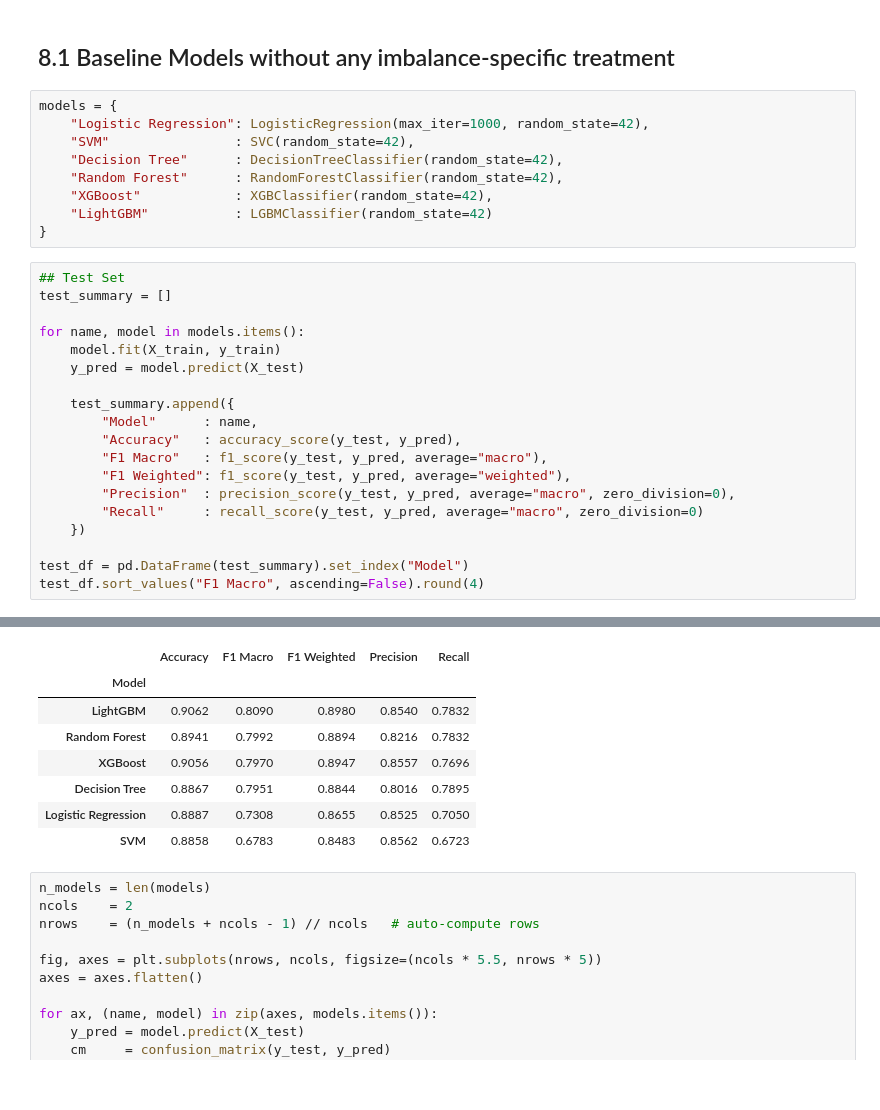
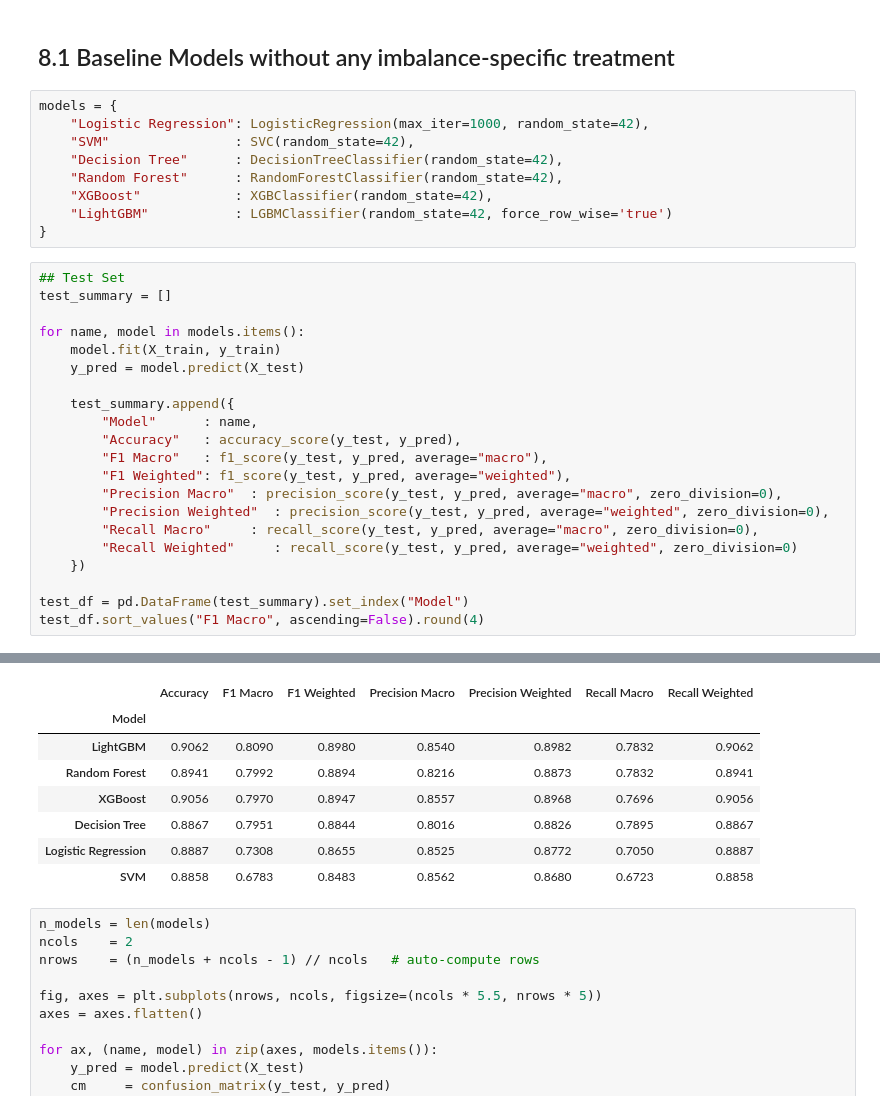
Before and after one commit to chaw-ai-tech/disaster-type-prediction, a Jupyter notebook: notebooks/03_baseline_model.ipynb, the cells around one changed output, grey strips where cells are left out. Cells and saved outputs as stored; diff of their text form.

Commit message:
fix: update LightGBM model parameters and add baseline results CSV

```diff
--- a/notebooks/03_baseline_model.ipynb
+++ b/notebooks/03_baseline_model.ipynb
@@ -162,7 +162,7 @@ models = {
     "Decision Tree"      : DecisionTreeClassifier(random_state=42),
     "Random Forest"      : RandomForestClassifier(random_state=42),
     "XGBoost"            : XGBClassifier(random_state=42),
-    "LightGBM"           : LGBMClassifier(random_state=42)
+    "LightGBM"           : LGBMClassifier(random_state=42, force_row_wise='true')
 }
 # %%
 ## Test Set
@@ -177,8 +177,10 @@ for name, model in models.items():
         "Accuracy"   : accuracy_score(y_test, y_pred),
         "F1 Macro"   : f1_score(y_test, y_pred, average="macro"),
         "F1 Weighted": f1_score(y_test, y_pred, average="weighted"),
-        "Precision"  : precision_score(y_test, y_pred, average="macro", zero_division=0),
-        "Recall"     : recall_score(y_test, y_pred, average="macro", zero_division=0)
+        "Precision Macro"  : precision_score(y_test, y_pred, average="macro", zero_division=0),
+        "Precision Weighted"  : precision_score(y_test, y_pred, average="weighted", zero_division=0),
+        "Recall Macro"     : recall_score(y_test, y_pred, average="macro", zero_division=0),
+        "Recall Weighted"     : recall_score(y_test, y_pred, average="weighted", zero_division=0)
     })
 
 test_df = pd.DataFrame(test_summary).set_index("Model")
@@ -204,11 +209,11 @@ And if memory is not enough, you can set `force_col_wise=true`.
-|  | Accuracy | F1 Macro | F1 Weighted | Precision | Recall |
-| Model |  |  |  |  |  |
-| LightGBM | 0.9062 | 0.8090 | 0.8980 | 0.8540 | 0.7832 |
-| Random Forest | 0.8941 | 0.7992 | 0.8894 | 0.8216 | 0.7832 |
-| XGBoost | 0.9056 | 0.7970 | 0.8947 | 0.8557 | 0.7696 |
-| Decision Tree | 0.8867 | 0.7951 | 0.8844 | 0.8016 | 0.7895 |
-| Logistic Regression | 0.8887 | 0.7308 | 0.8655 | 0.8525 | 0.7050 |
-| SVM | 0.8858 | 0.6783 | 0.8483 | 0.8562 | 0.6723 |
+|  | Accuracy | F1 Macro | F1 Weighted | Precision Macro | Precision Weighted | Recall Macro | Recall Weighted |
+| Model |  |  |  |  |  |  |  |
+| LightGBM | 0.9062 | 0.8090 | 0.8980 | 0.8540 | 0.8982 | 0.7832 | 0.9062 |
+| Random Forest | 0.8941 | 0.7992 | 0.8894 | 0.8216 | 0.8873 | 0.7832 | 0.8941 |
+| XGBoost | 0.9056 | 0.7970 | 0.8947 | 0.8557 | 0.8968 | 0.7696 | 0.9056 |
+| Decision Tree | 0.8867 | 0.7951 | 0.8844 | 0.8016 | 0.8826 | 0.7895 | 0.8867 |
+| Logistic Regression | 0.8887 | 0.7308 | 0.8655 | 0.8525 | 0.8772 | 0.7050 | 0.8887 |
+| SVM | 0.8858 | 0.6783 | 0.8483 | 0.8562 | 0.8680 | 0.6723 | 0.8858 |
 # %%
 n_models = len(models)
 ncols    = 2
```
Also changed, not shown: parts of 1 cell of this notebook, 1 other file.
